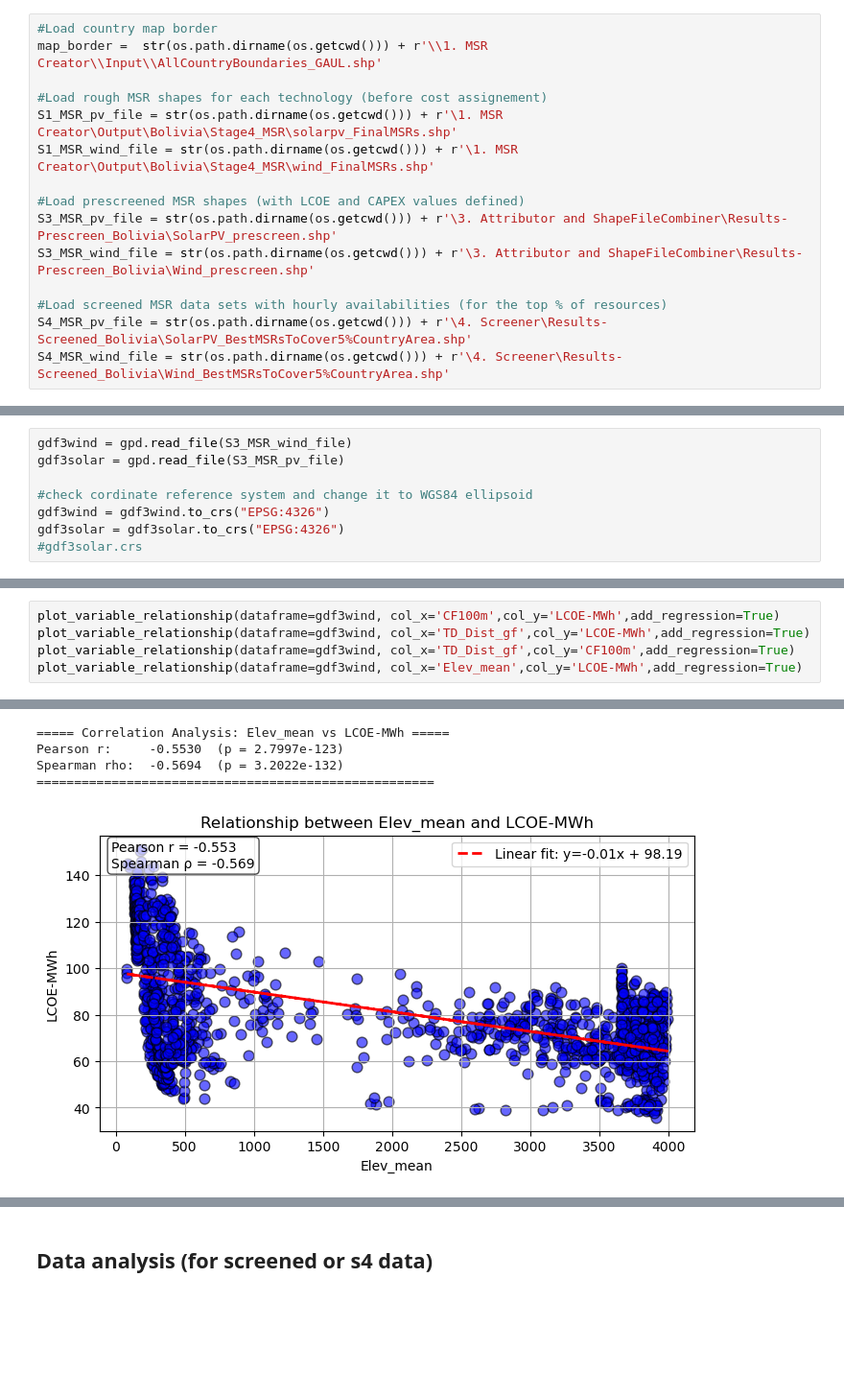
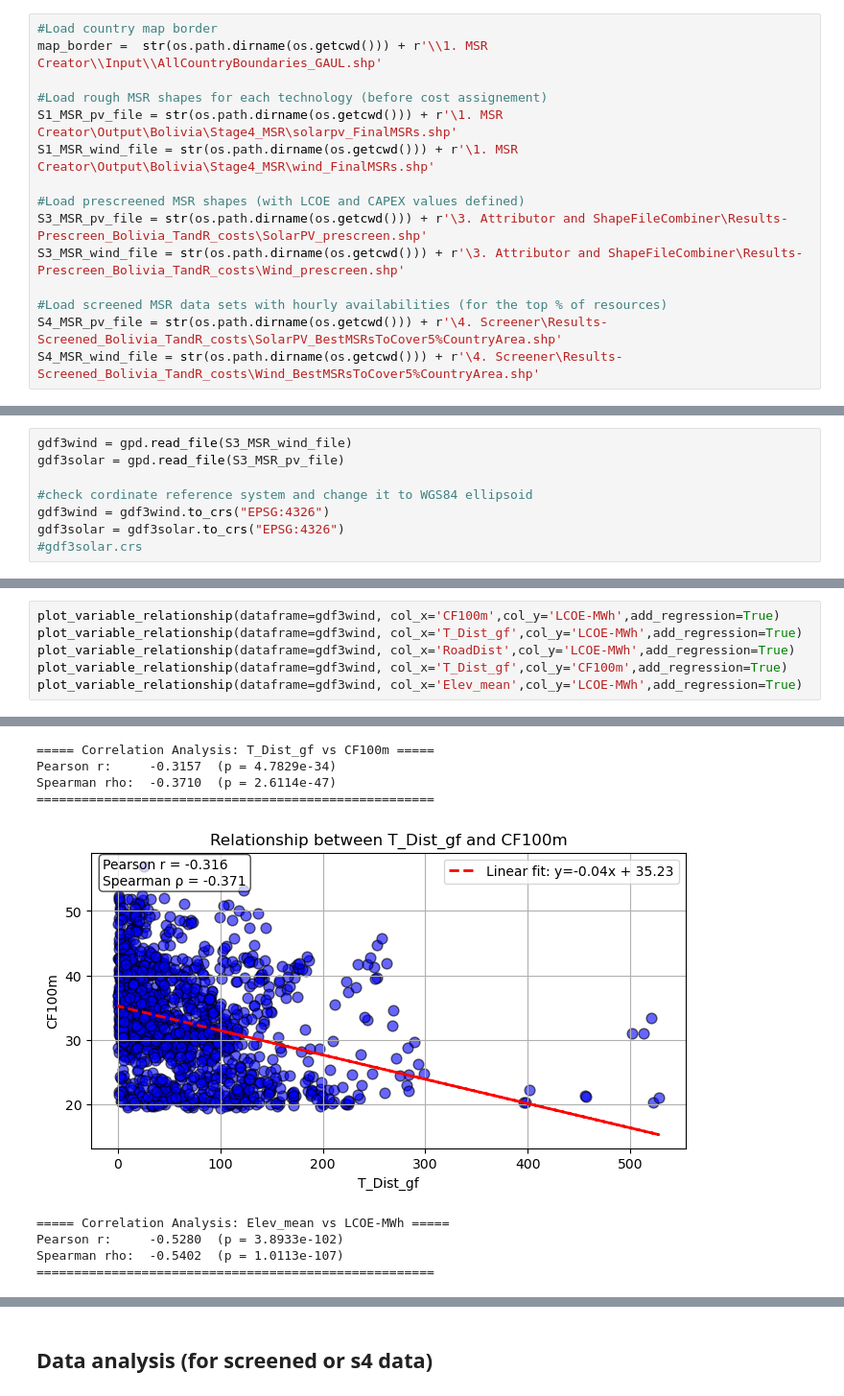
Before and after one commit to carlosfv92/Model-Supply-Regions-MSR-Toolset, a Jupyter notebook: 6. Postprocessing/Cost-supply_curves.ipynb, the cells around one changed output, grey strips where cells are left out. Shown at 96% size. Drawn from its saved outputs; the diff is of its cells as text; blank space fills up the shorter version.

```diff
--- a/6. Postprocessing/Cost-supply_curves.ipynb
+++ b/6. Postprocessing/Cost-supply_curves.ipynb
@@ -32,12 +32,12 @@ S1_MSR_pv_file = str(os.path.dirname(os.getcwd())) + r'\1. MSR Creator\Output\Bo
 S1_MSR_wind_file = str(os.path.dirname(os.getcwd())) + r'\1. MSR Creator\Output\Bolivia\Stage4_MSR\wind_FinalMSRs.shp'
 
 #Load prescreened MSR shapes (with LCOE and CAPEX values defined)
-S3_MSR_pv_file = str(os.path.dirname(os.getcwd())) + r'\3. Attributor and ShapeFileCombiner\Results-Prescreen_Bolivia\SolarPV_prescreen.shp'
-S3_MSR_wind_file = str(os.path.dirname(os.getcwd())) + r'\3. Attributor and ShapeFileCombiner\Results-Prescreen_Bolivia\Wind_prescreen.shp'
+S3_MSR_pv_file = str(os.path.dirname(os.getcwd())) + r'\3. Attributor and ShapeFileCombiner\Results-Prescreen_Bolivia_TandR_costs\SolarPV_prescreen.shp'
+S3_MSR_wind_file = str(os.path.dirname(os.getcwd())) + r'\3. Attributor and ShapeFileCombiner\Results-Prescreen_Bolivia_TandR_costs\Wind_prescreen.shp'
 
 #Load screened MSR data sets with hourly availabilities (for the top % of resources)
-S4_MSR_pv_file = str(os.path.dirname(os.getcwd())) + r'\4. Screener\Results-Screened_Bolivia\SolarPV_BestMSRsToCover5%CountryArea.shp'
-S4_MSR_wind_file = str(os.path.dirname(os.getcwd())) + r'\4. Screener\Results-Screened_Bolivia\Wind_BestMSRsToCover5%CountryArea.shp'
+S4_MSR_pv_file = str(os.path.dirname(os.getcwd())) + r'\4. Screener\Results-Screened_Bolivia_TandR_costs\SolarPV_BestMSRsToCover5%CountryArea.shp'
+S4_MSR_wind_file = str(os.path.dirname(os.getcwd())) + r'\4. Screener\Results-Screened_Bolivia_TandR_costs\Wind_BestMSRsToCover5%CountryArea.shp'
 # %%
 with fiona.open(S3_MSR_pv_file) as src:
     print(src.schema)
@@ -474,7 +487,8 @@ region_map(geo_dataframe=gdf3wind, country='Bolivia', key_column="LCOE-MWh", map
 # %%
 plot_variable_relationship(dataframe=gdf3wind, col_x='CF100m',col_y='LCOE-MWh',add_regression=True)
-plot_variable_relationship(dataframe=gdf3wind, col_x='TD_Dist_gf',col_y='LCOE-MWh',add_regression=True)
-plot_variable_relationship(dataframe=gdf3wind, col_x='TD_Dist_gf',col_y='CF100m',add_regression=True)
+plot_variable_relationship(dataframe=gdf3wind, col_x='T_Dist_gf',col_y='LCOE-MWh',add_regression=True)
+plot_variable_relationship(dataframe=gdf3wind, col_x='RoadDist',col_y='LCOE-MWh',add_regression=True)
+plot_variable_relationship(dataframe=gdf3wind, col_x='T_Dist_gf',col_y='CF100m',add_regression=True)
 plot_variable_relationship(dataframe=gdf3wind, col_x='Elev_mean',col_y='LCOE-MWh',add_regression=True)
 # %% [output]
 ===== Correlation Analysis: CF100m vs LCOE-MWh =====
@@ -495,5 +509,9 @@ Spearman rho:  -0.3846  (p = 4.0951e-55)
-===== Correlation Analysis: Elev_mean vs LCOE-MWh =====
-Pearson r:     -0.5530  (p = 2.7997e-123)
-Spearman rho:  -0.5694  (p = 3.2022e-132)
+===== Correlation Analysis: T_Dist_gf vs CF100m =====
+Pearson r:     -0.3157  (p = 4.7829e-34)
+Spearman rho:  -0.3710  (p = 2.6114e-47)
 =====================================================
-[figure, old version]
+[figure, new version]
+===== Correlation Analysis: Elev_mean vs LCOE-MWh =====
+Pearson r:     -0.5280  (p = 3.8933e-102)
+Spearman rho:  -0.5402  (p = 1.0113e-107)
+=====================================================
```
Also changed, not shown: parts of 30 cells of this notebook.
